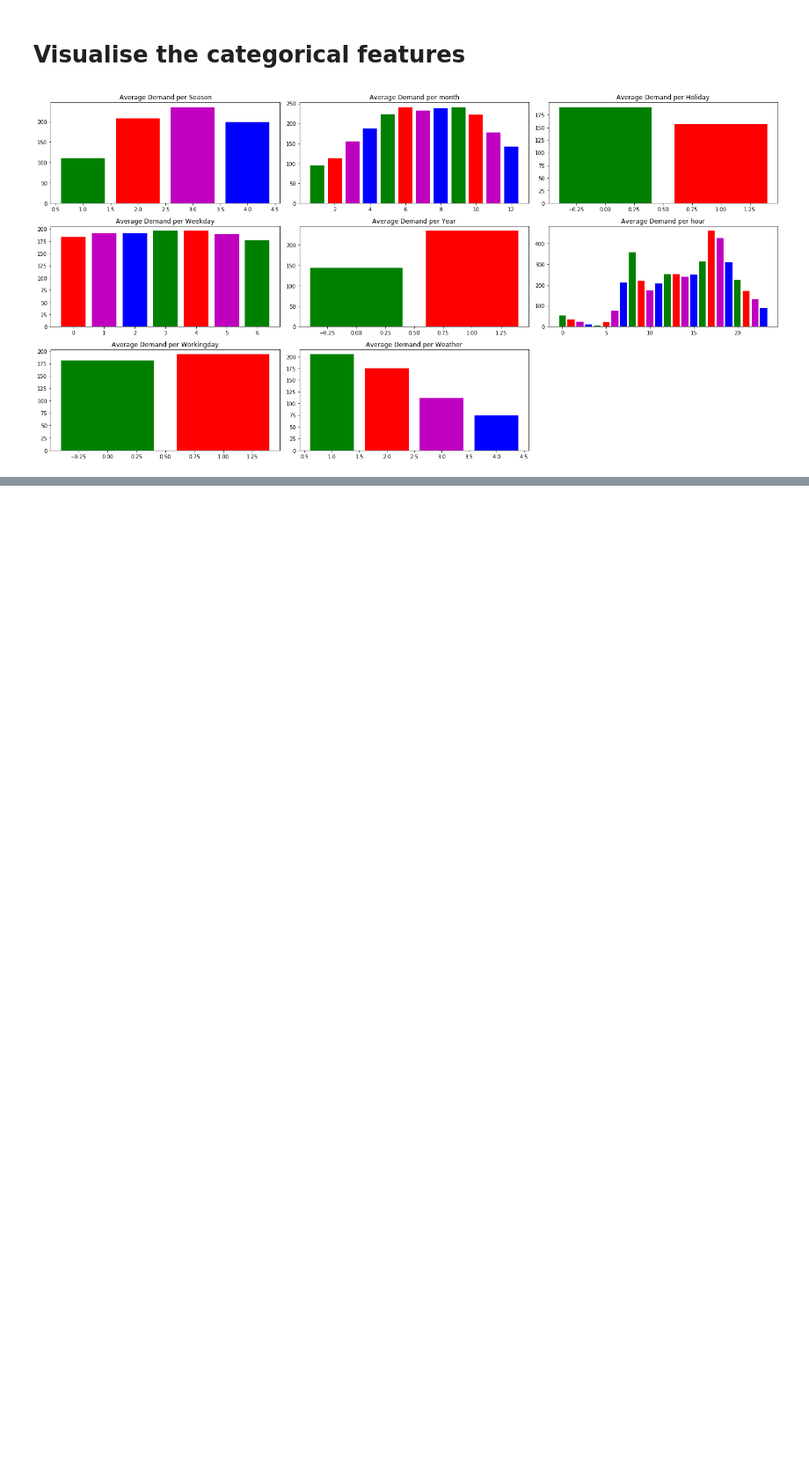
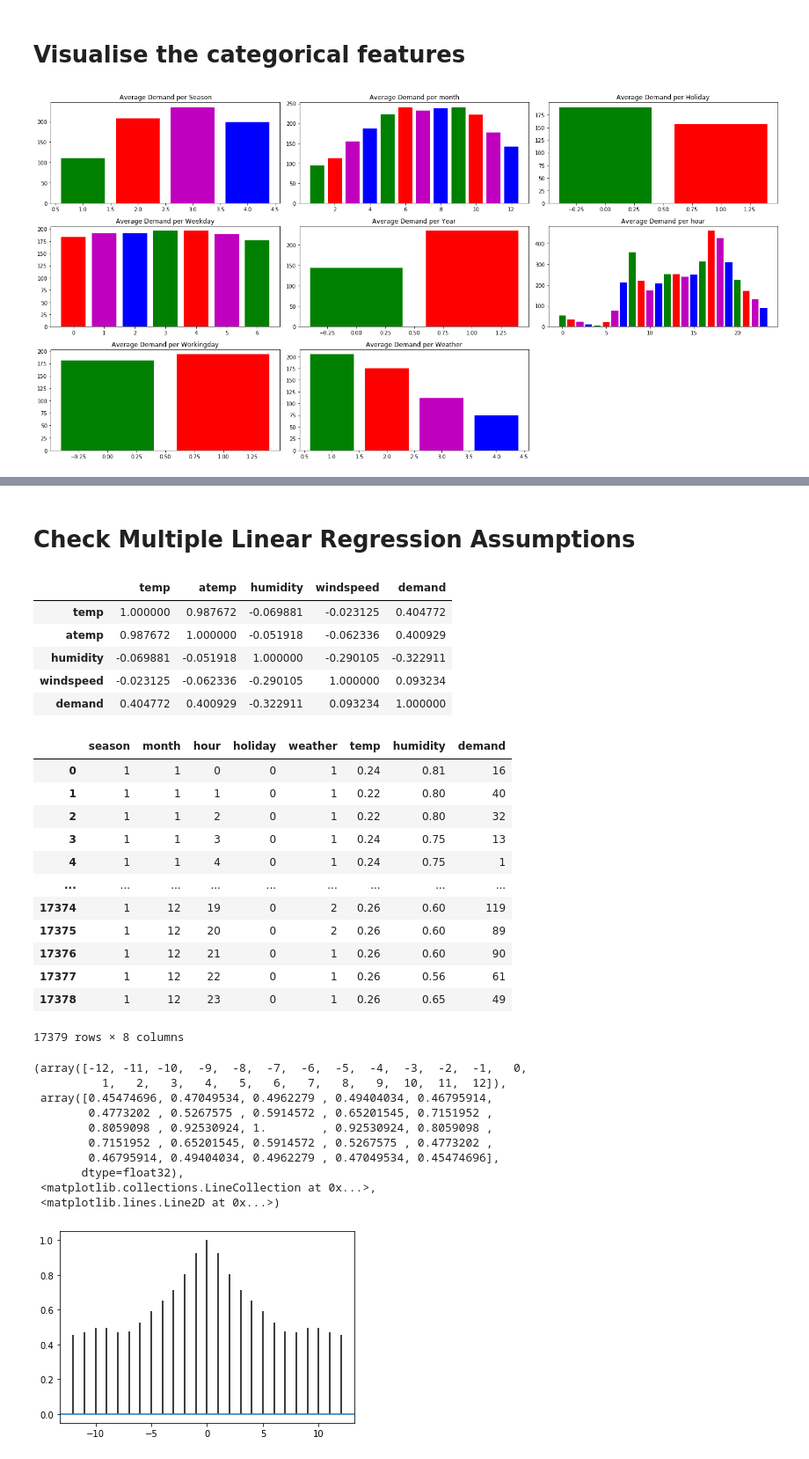
Before and after one commit to jasjyotsinghjaswal/MachineLearningBeginners, a Jupyter notebook: 06Regression/03KaggleBikeProject.ipynb, the cells around one changed output, grey strips where cells are left out. Shown: that part at 88% size. Drawn from its saved outputs; the diff is of its cells as text; code cells hidden in the pictures; blank space fills up the shorter version.

```diff
--- a/06Regression/03KaggleBikeProject.ipynb
+++ b/06Regression/03KaggleBikeProject.ipynb
@@ -29,6 +30,8 @@ display(bikes)
 | 17377 | 17378 | 31-12-2012 | 1 | 1 | 12 | 22 | 0 | 1 | 1 | 1 | 0.26 | ... |
 | 17378 | 17379 | 31-12-2012 | 1 | 1 | 12 | 23 | 0 | 1 | 1 | 1 | 0.26 | ... |
 17379 rows × 17 columns
+# %%
+pd.set_option('display.max_columns', 500)
 # %% [markdown]
 # Prelim Analysis and Feature selection
 # %%
@@ -147,0 +217,49 @@ plt.tight_layout()
+# %% [markdown]
+# Check Multiple Linear Regression Assumptions
+# %%
+# ------------------------------------------------------
+# Step 4 - Check Multiple Linear Regression Assumptions
+# ------------------------------------------------------
+
+# Linearity using correlation coefficient matrix using corr
+correlation = bikes_prep[['temp', 'atemp', 'humidity', 'windspeed', 'demand']].corr()
+display(correlation)
+
+# Step 5 - Drop irrelevant features
+bikes_prep = bikes_prep.drop(['weekday', 'year', 'workingday', 'atemp', 'windspeed'], axis=1)
+display(bikes_prep)
+
+# Autocorrelation of demand using acor
+dff1 = pd.to_numeric(bikes_prep['demand'], downcast='float')
+plt.acorr(dff1, maxlags=12)
+# %% [output]
+|  | temp | atemp | humidity | windspeed | demand |
+| temp | 1.000000 | 0.987672 | -0.069881 | -0.023125 | 0.404772 |
+| atemp | 0.987672 | 1.000000 | -0.051918 | -0.062336 | 0.400929 |
+| humidity | -0.069881 | -0.051918 | 1.000000 | -0.290105 | -0.322911 |
+| windspeed | -0.023125 | -0.062336 | -0.290105 | 1.000000 | 0.093234 |
+| demand | 0.404772 | 0.400929 | -0.322911 | 0.093234 | 1.000000 |
+|  | season | month | hour | holiday | weather | temp | humidity | demand |
+| 0 | 1 | 1 | 0 | 0 | 1 | 0.24 | 0.81 | 16 |
+| 1 | 1 | 1 | 1 | 0 | 1 | 0.22 | 0.80 | 40 |
+| 2 | 1 | 1 | 2 | 0 | 1 | 0.22 | 0.80 | 32 |
+| 3 | 1 | 1 | 3 | 0 | 1 | 0.24 | 0.75 | 13 |
+| 4 | 1 | 1 | 4 | 0 | 1 | 0.24 | 0.75 | 1 |
+| ... | ... | ... | ... | ... | ... | ... | ... | ... |
+| 17374 | 1 | 12 | 19 | 0 | 2 | 0.26 | 0.60 | 119 |
+| 17375 | 1 | 12 | 20 | 0 | 2 | 0.26 | 0.60 | 89 |
+| 17376 | 1 | 12 | 21 | 0 | 1 | 0.26 | 0.60 | 90 |
+| 17377 | 1 | 12 | 22 | 0 | 1 | 0.26 | 0.56 | 61 |
+| 17378 | 1 | 12 | 23 | 0 | 1 | 0.26 | 0.65 | 49 |
+17379 rows × 8 columns
+(array([-12, -11, -10,  -9,  -8,  -7,  -6,  -5,  -4,  -3,  -2,  -1,   0,
+          1,   2,   3,   4,   5,   6,   7,   8,   9,  10,  11,  12]),
+ array([0.45474696, 0.47049534, 0.4962279 , 0.49404034, 0.46795914,
+        0.4773202 , 0.5267575 , 0.5914572 , 0.65201545, 0.7151952 ,
+        0.8059098 , 0.92530924, 1.        , 0.92530924, 0.8059098 ,
+        0.7151952 , 0.65201545, 0.5914572 , 0.5267575 , 0.4773202 ,
+        0.46795914, 0.49404034, 0.4962279 , 0.47049534, 0.45474696],
+       dtype=float32),
+ <matplotlib.collections.LineCollection at 0x...>,
+ <matplotlib.lines.Line2D at 0x...>)
+[figure, added]
```
Also changed, not shown: parts of 21 cells of this notebook, 5 other files.
